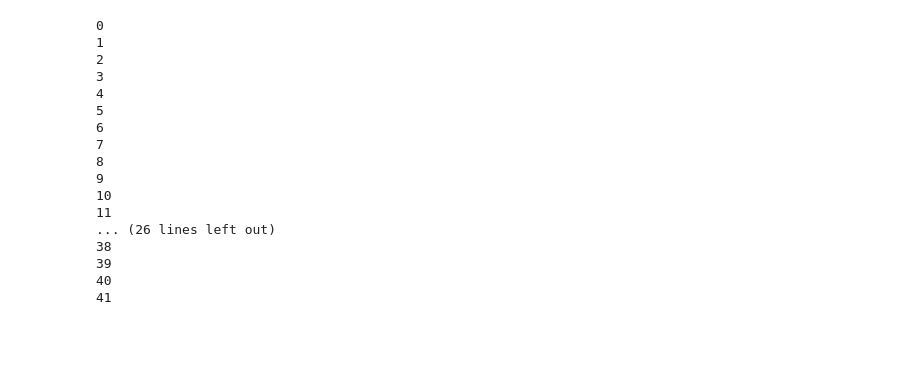
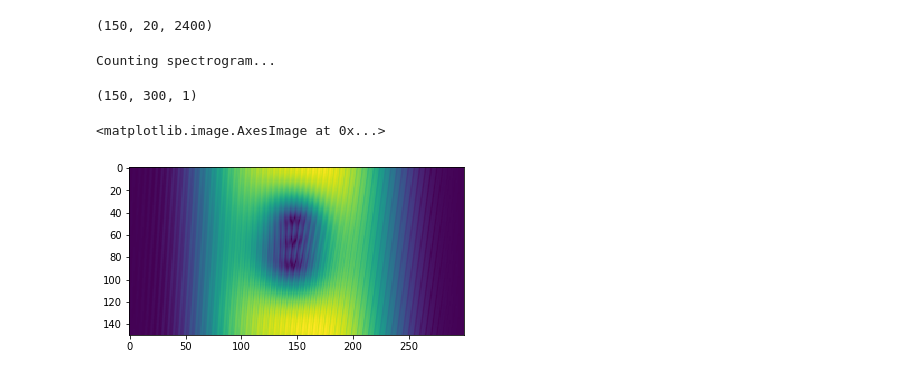
Before and after one commit to ekonyagin/wave_propagation, a Jupyter notebook: OAM_VTK_refined.ipynb, the cells around one changed output. Drawn from its saved outputs; the diff is of its cells as text; code cells hidden in the pictures; blank space fills up the shorter version.

Commit message:
fixed spectrogram issues

```diff
--- a/OAM_VTK_refined.ipynb
+++ b/OAM_VTK_refined.ipynb
@@ -286,24 +288,21 @@ Finished training in 4.626169 seconds.
 True
-# %%
-lg_mode.count_spectrogram()
-# %% [output]
-0
-1
-2
-3
-4
-5
-6
-7
-8
-9
-10
-11
-... (26 lines left out)
-38
-39
-40
-41
+# %%
+lg_mode.refl_field.shape
+# %% [output]
+(150, 20, 2400)
+# %%
+spectrogram = lg_mode.count_spectrogram(r=10)
+# %% [output]
+Counting spectrogram...
+# %%
+spectrogram.shape
+# %% [output]
+(150, 300, 1)
+# %%
+plt.imshow(np.abs(spectrogram[:,:,0]))
+# %% [output]
+<matplotlib.image.AxesImage at 0x...>
+[figure, added]
 # %%
 zmin = params_dict["coords"]["zmin"]
 zmax = params_dict["coords"]["zmax"]
```
Also changed, not shown: parts of 12 cells of this notebook.
